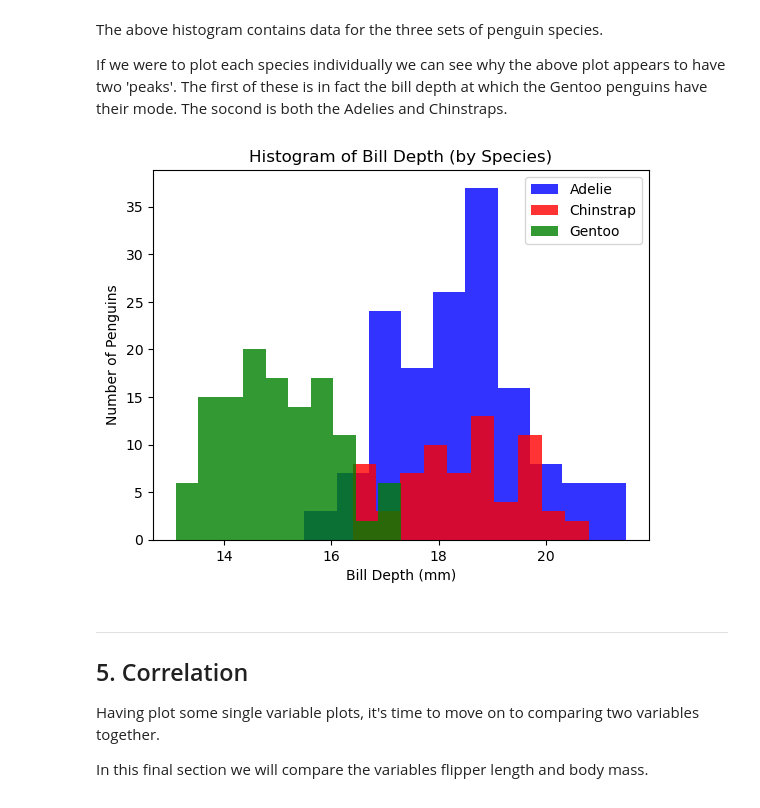
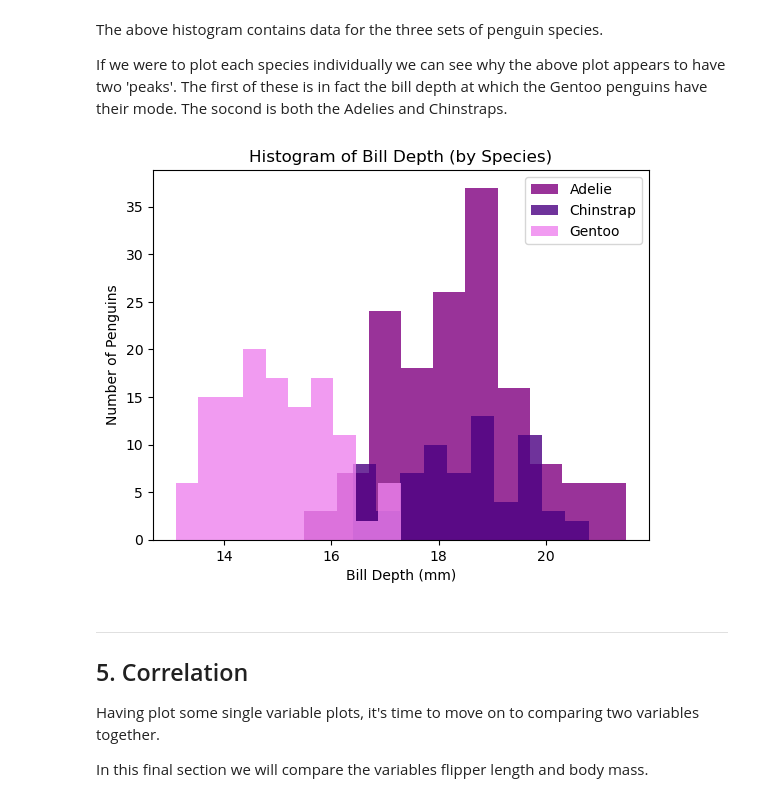
Before and after one commit to pcahillgit/principles-of-data-analytics, a Jupyter notebook: penguins.ipynb, the cells around one changed output. Saved outputs shown, nothing was run; the diff lists cells and outputs as text; code cells hidden in the pictures.

```diff
--- a/penguins.ipynb
+++ b/penguins.ipynb
@@ -189,28 +189,28 @@ If we were to plot each species individually we can see why the above plot appea
 # %%
 #Filtering the dataset by species
 adelies_billdepth = df[df['species'] == 'Adelie']['bill_depth_mm']
 chinstraps_billdepth = df[df['species'] == 'Chinstrap']['bill_depth_mm']
 gentoos_billdepth = df[df['species'] == 'Gentoo']['bill_depth_mm']
 
 #plotting the three species individually on one plot, distinguishing by colour, labelling and adding a light transparency (alpha)
-plt.hist(adelies_billdepth, bins=10, color='blue', alpha=0.8, label='Adelie')
-plt.hist(chinstraps_billdepth, bins=10, color='red', alpha=0.8, label='Chinstrap')
-plt.hist(gentoos_billdepth, bins=10, color='green', alpha=0.8, label='Gentoo')
+plt.hist(adelies_billdepth, bins=10, color='purple', alpha=0.8, label='Adelie')
+plt.hist(chinstraps_billdepth, bins=10, color='indigo', alpha=0.8, label='Chinstrap')
+plt.hist(gentoos_billdepth, bins=10, color='violet', alpha=0.8, label='Gentoo')
 
 #Axis labels
 plt.xlabel('Bill Depth (mm)')
 plt.ylabel('Number of Penguins')
 
 #Title
 plt.title('Histogram of Bill Depth (by Species)')
 
 #legend
 plt.legend()
 
 #displaying plot
 plt.show()
 # %% [output]
-[figure, old version]
+[figure, new version]
 # %% [markdown]
 ***
 ## 5. Correlation
```
Also changed, not shown: parts of 2 cells of this notebook, 1 other file.
